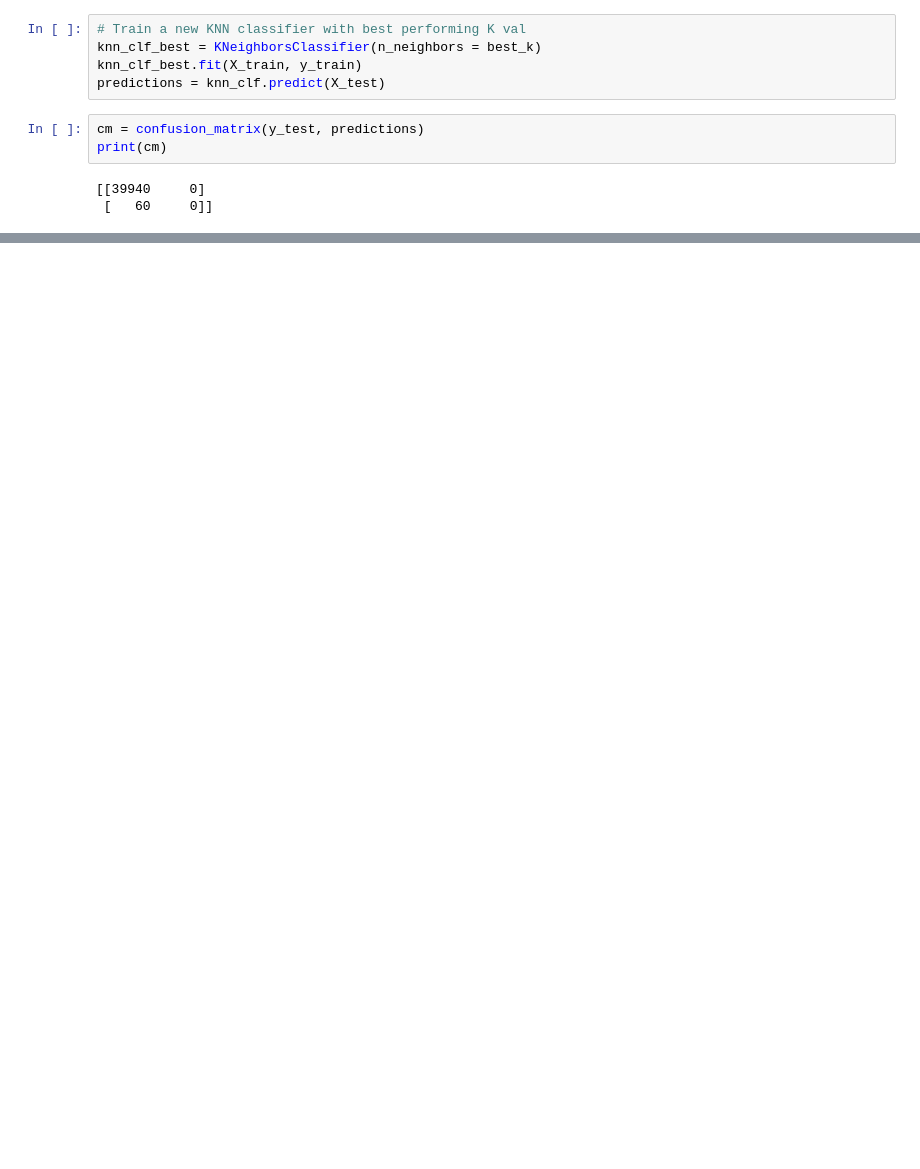
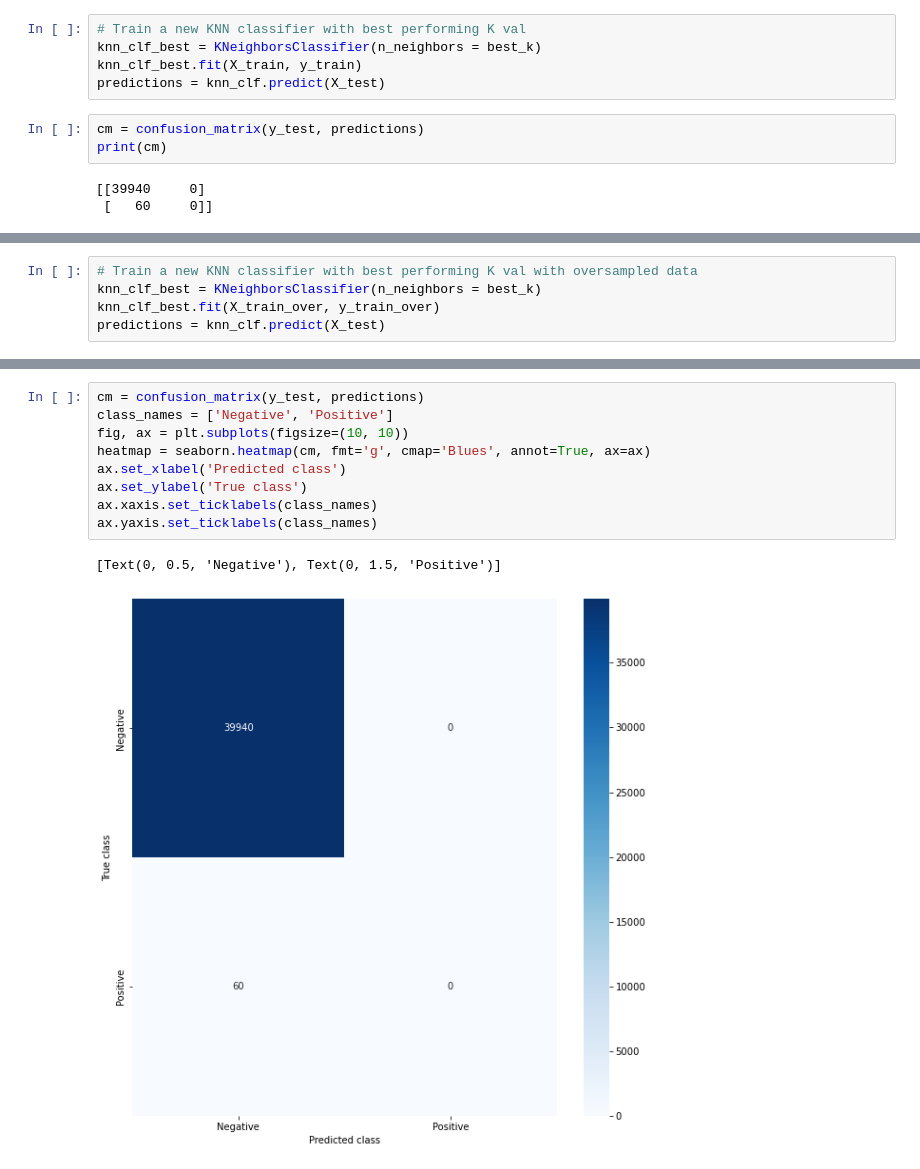
Before and after one commit to danielhardej/codecademy, a Jupyter notebook: Machine-Learning-AI-Engineer-Career-Path/2 ML-fundamentals/supervised-learning-I/project-predict-card-fraud/Predict Credit Card Fraud.ipynb, the cells around one changed output, grey strips where cells are left out. Saved outputs shown, nothing was run; the diff lists cells and outputs as text; blank space fills up the shorter version.

Commit message:
More work on predicting credit card fraud
New models including KNN, decision trees, and random forests, and using over-sampling for data prep.

```diff
--- a/Machine-Learning-AI-Engineer-Career-Path/2 ML-fundamentals/supervised-learning-I/project-predict-card-fraud/Predict Credit Card Fraud.ipynb
+++ b/Machine-Learning-AI-Engineer-Career-Path/2 ML-fundamentals/supervised-learning-I/project-predict-card-fraud/Predict Credit Card Fraud.ipynb
@@ -218,0 +232,5 @@ ax.yaxis.set_ticklabels(class_names)
+# %%
+# Train a new KNN classifier with best performing K val with oversampled data
+knn_clf_best = KNeighborsClassifier(n_neighbors = best_k)
+knn_clf_best.fit(X_train_over, y_train_over)
+predictions = knn_clf.predict(X_test)
@@ -218,0 +248,12 @@ ax.yaxis.set_ticklabels(class_names)
+# %%
+cm = confusion_matrix(y_test, predictions)
+class_names = ['Negative', 'Positive']
+fig, ax = plt.subplots(figsize=(10, 10))
+heatmap = seaborn.heatmap(cm, fmt='g', cmap='Blues', annot=True, ax=ax)
+ax.set_xlabel('Predicted class')
+ax.set_ylabel('True class')
+ax.xaxis.set_ticklabels(class_names)
+ax.yaxis.set_ticklabels(class_names)
+# %% [output]
+[Text(0, 0.5, 'Negative'), Text(0, 1.5, 'Positive')]
+[figure, added]
```
Also changed, not shown: parts of 8 cells of this notebook.
